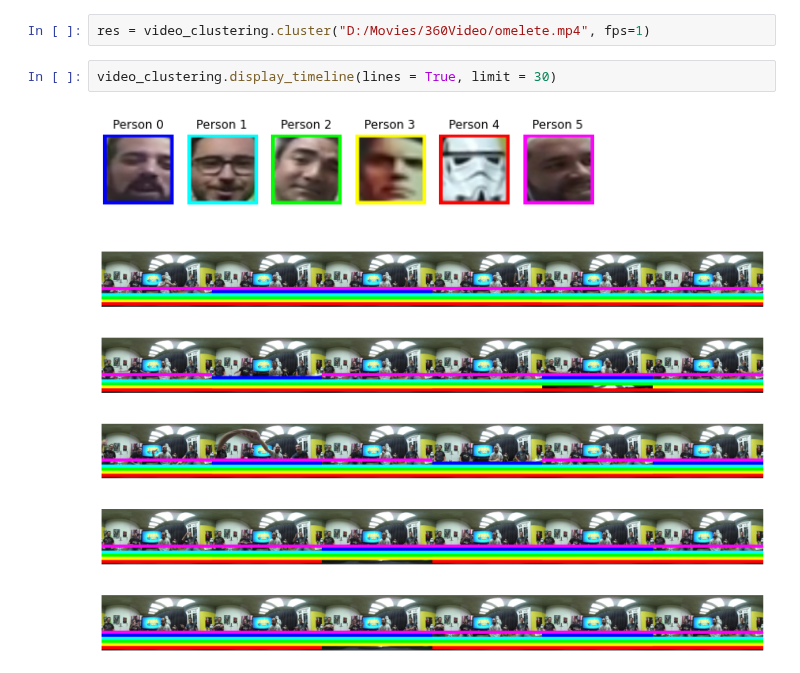
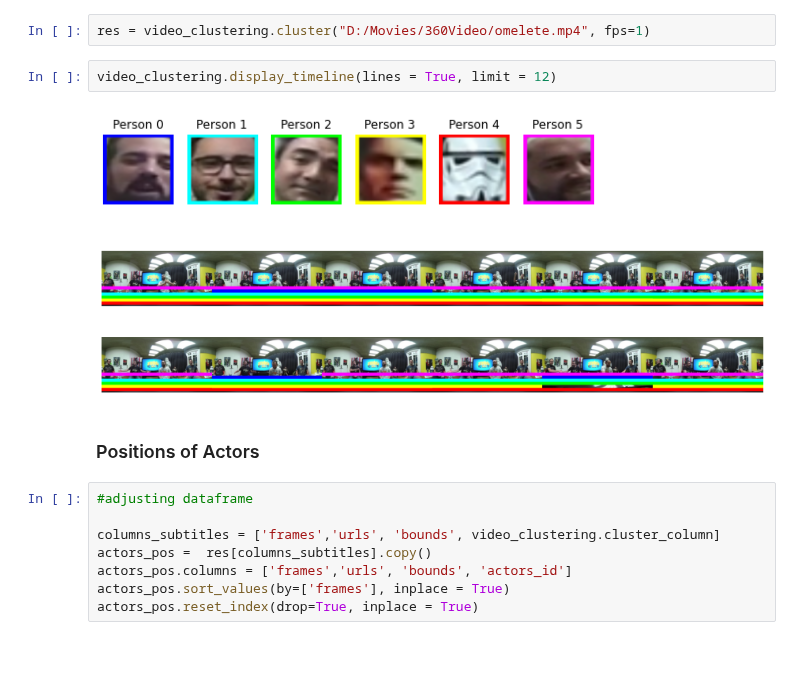
Before and after one commit to TeleMidia/faces360, a Jupyter notebook: ipynb/video360_face_clustering.ipynb, the cells around one changed output. Cells and saved outputs as stored; diff of their text form.

Commit message:
computing actors position

```diff
--- a/ipynb/video360_face_clustering.ipynb
+++ b/ipynb/video360_face_clustering.ipynb
@@ -23,7 +24,17 @@ video_clustering = VideoClustering('senet50', viewports_torch, 'agglomerative',
 # %%
 res = video_clustering.cluster("D:/Movies/360Video/omelete.mp4", fps=1)
 # %%
-video_clustering.display_timeline(lines = True, limit = 30)
+video_clustering.display_timeline(lines = True, limit = 12)
 # %% [output]
 [figure]
-[figure, old version]
+[figure, new version]
+# %% [markdown]
+### Positions of Actors
+# %%
+#adjusting dataframe
+
+columns_subtitles = ['frames','urls', 'bounds', video_clustering.cluster_column]
+actors_pos =  res[columns_subtitles].copy()
+actors_pos.columns = ['frames','urls', 'bounds', 'actors_id']
+actors_pos.sort_values(by=['frames'], inplace = True)
+actors_pos.reset_index(drop=True, inplace = True)
```
Also changed, not shown: parts of 2 cells of this notebook.
